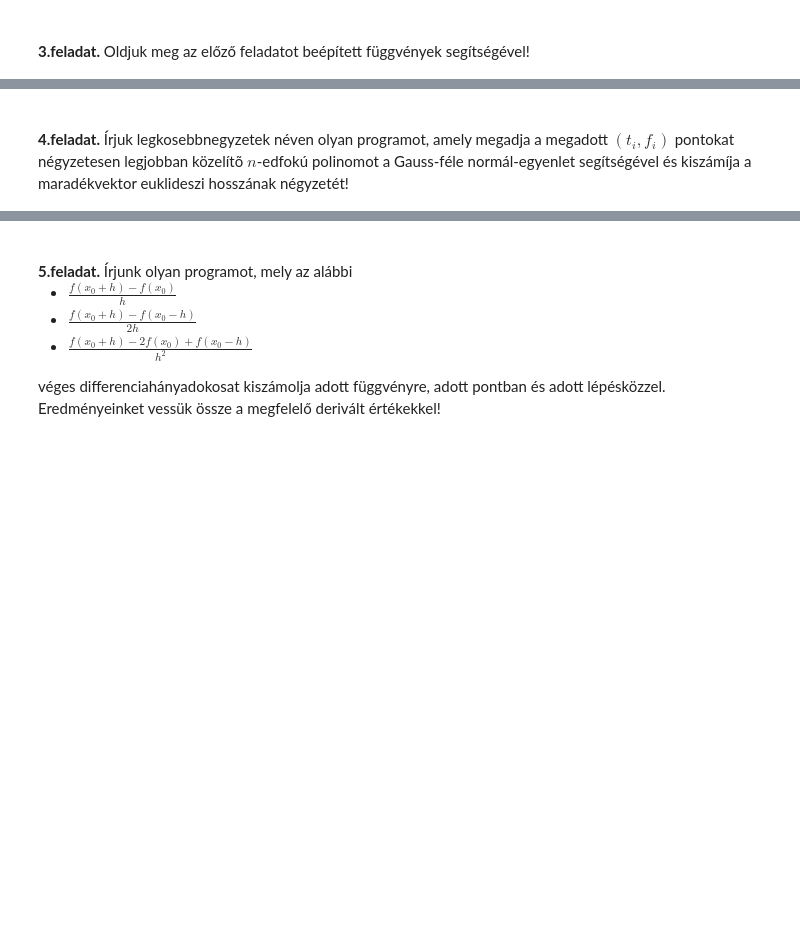
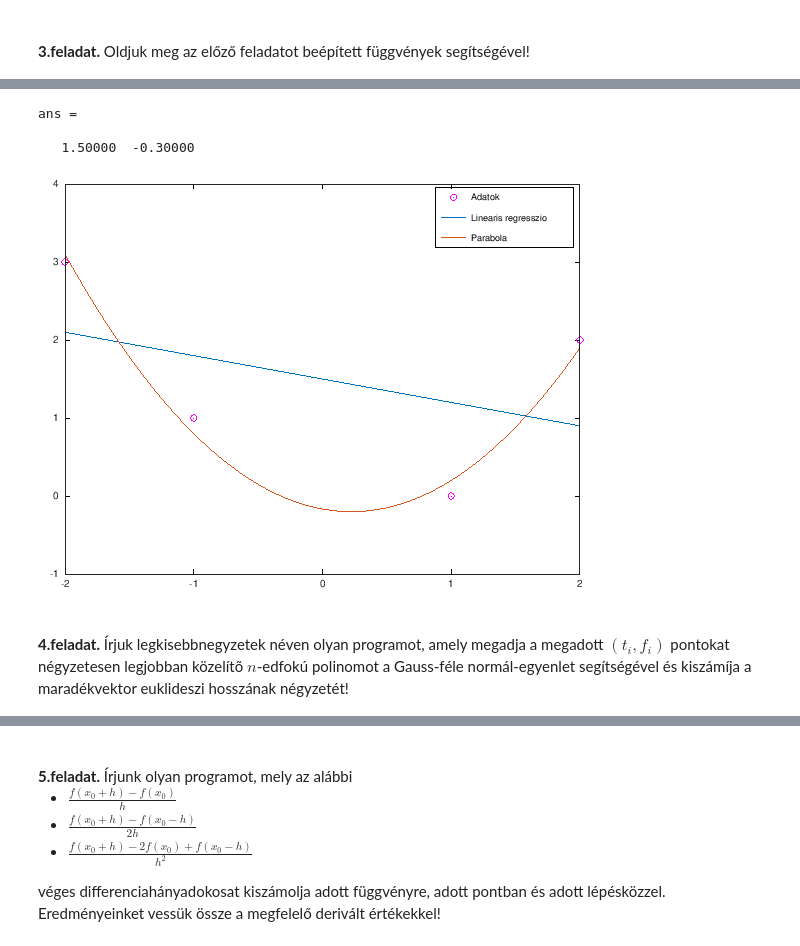
Before and after one commit to pvh95/AlkalmazottAnalizisSz1-ELTE-, a Jupyter notebook: 4.feladatsor.ipynb, the cells around one changed output, grey strips where cells are left out. Saved outputs shown, nothing was run; the diff lists cells and outputs as text; code cells hidden in the pictures; blank space fills up the shorter version.

```diff
--- a/4.feladatsor.ipynb
+++ b/4.feladatsor.ipynb
@@ -113,3 +150,37 @@ ans =
+# %%
+%% Adatok
+t = [-2 -1 1 2];
+f = [3 1 0 2];
+tt = t(1):0.01:t(end);
+
+
+P_linreg = polyfit(t, f, 1);
+flip(P_linreg) %% Ez bizonyos verzioszamtol kezdve MATLAB-ban szukseges a polyfit parancs jo hasznalatahoz
+               %% https://www.mathworks.com/help/matlab/ref/polyfit.html
+
+linreg = polyval(P_linreg,tt);
+
+%% F(t) = x_1 + x_2*t
+
+%x_linreg =
+%   1.50000
+%  -0.30000
+
+P_parabola = polyfit(t, f, 2);
+parabola = polyval(P_parabola,tt);
+%x_parabola =
+
+%  -0.16667
+%  -0.30000
+%   0.66667
+
+plot(t,f,'mo',tt,linreg,tt,parabola)
+legend('Adatok','Linearis regresszio','Parabola')
+# %% [output]
+ans =
+
+   1.50000  -0.30000
+[figure, added]
 # %% [markdown]
 <br>
-<b>4.feladat.</b> Írjuk legkosebbnegyzetek néven olyan programot, amely megadja a megadott $(t_i, f_i)$ pontokat négyzetesen legjobban közelítõ $n$-edfokú polinomot a Gauss-féle normál-egyenlet segítségével és kiszámíja a maradékvektor euklideszi hosszának négyzetét!
+<b>4.feladat.</b> Írjuk legkisebbnegyzetek néven olyan programot, amely megadja a megadott $(t_i, f_i)$ pontokat négyzetesen legjobban közelítõ $n$-edfokú polinomot a Gauss-féle normál-egyenlet segítségével és kiszámíja a maradékvektor euklideszi hosszának négyzetét!
```
Also changed, not shown: parts of 8 cells of this notebook, 1 other file.
